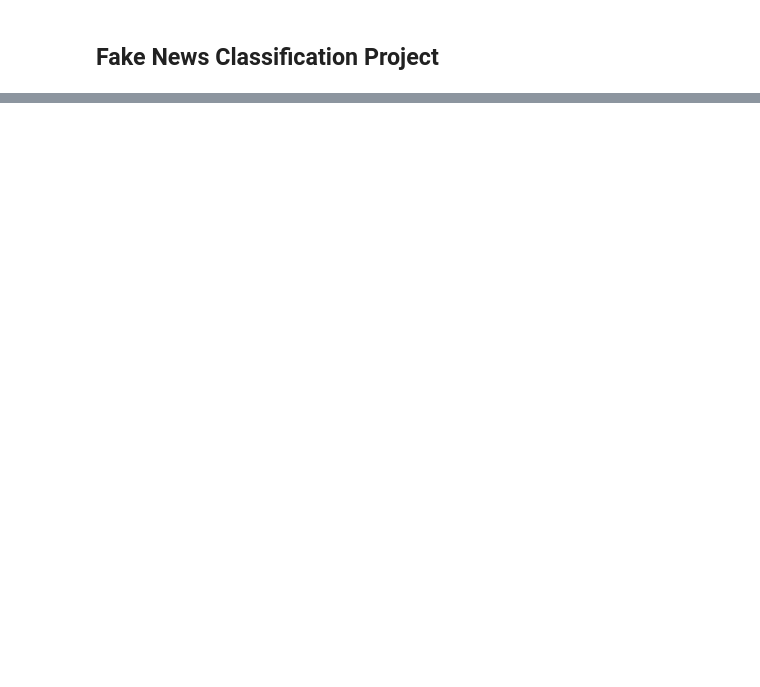
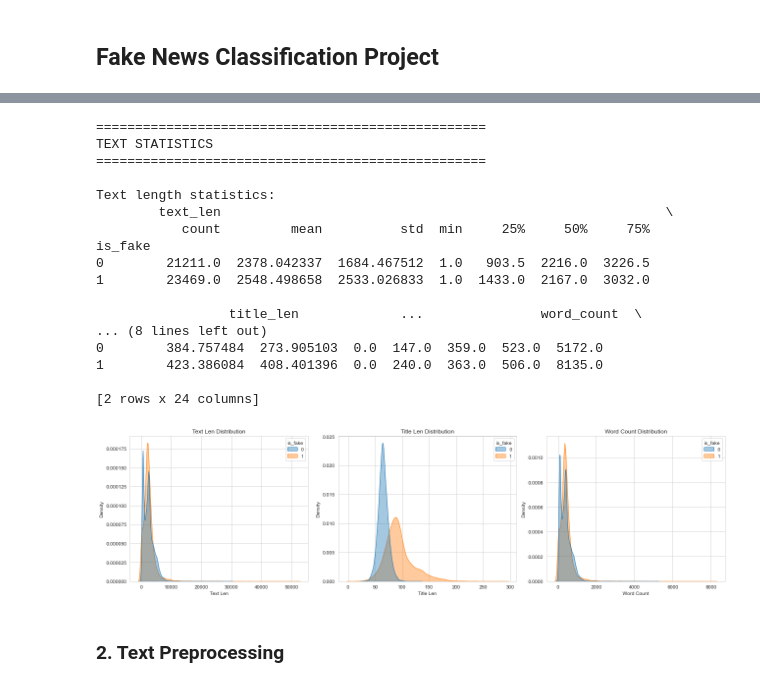
Before and after one commit to LiubovRev/Fake-News-Detector, a Jupyter notebook: FINAL_PROJECT/fake news classification project.ipynb, the cells around one changed output, grey strips where cells are left out. Cells and saved outputs as stored; diff of their text form; code cells hidden in the pictures; blank space fills up the shorter version.

```diff
--- a/FINAL_PROJECT/fake news classification project.ipynb
+++ b/FINAL_PROJECT/fake news classification project.ipynb
@@ -381,0 +103,48 @@ plt.show()
+# %%
+# =========================
+# 2. Text Statistics
+# =========================
+print("\n" + "="*50)
+print("TEXT STATISTICS")
+print("="*50)
+
+# Calculate text lengths
+df['text_len'] = df['text'].str.len()
+df['title_len'] = df['title'].str.len()
+df['word_count'] = df['text'].str.split().str.len()
+
+# Statistical summary
+print("\nText length statistics:")
+print(df.groupby('is_fake')[['text_len', 'title_len', 'word_count']].describe())
+
+# Visualize distributions
+fig, axes = plt.subplots(1, 3, figsize=(18, 5))
+
+for idx, col in enumerate(['text_len', 'title_len', 'word_count']):
+    sns.kdeplot(data=df, x=col, hue='is_fake', fill=True, alpha=0.4, ax=axes[idx])
+    axes[idx].set_title(f'{col.replace("_", " ").title()} Distribution')
+    axes[idx].set_xlabel(col.replace('_', ' ').title())
+
+plt.tight_layout()
+plt.show()
+# %% [output]
+==================================================
+TEXT STATISTICS
+==================================================
+
+Text length statistics:
+        text_len                                                         \
+           count         mean          std  min     25%     50%     75%
+is_fake
+0        21211.0  2378.042337  1684.467512  1.0   903.5  2216.0  3226.5
+1        23469.0  2548.498658  2533.026833  1.0  1433.0  2167.0  3032.0
+
+                 title_len             ...               word_count  \
+... (8 lines left out)
+0        384.757484  273.905103  0.0  147.0  359.0  523.0  5172.0
+1        423.386084  408.401396  0.0  240.0  363.0  506.0  8135.0
+
+[2 rows x 24 columns]
+[figure, added]
+# %% [markdown]
+### 2. Text Preprocessing
```
Also changed, not shown: parts of 35 cells of this notebook.
